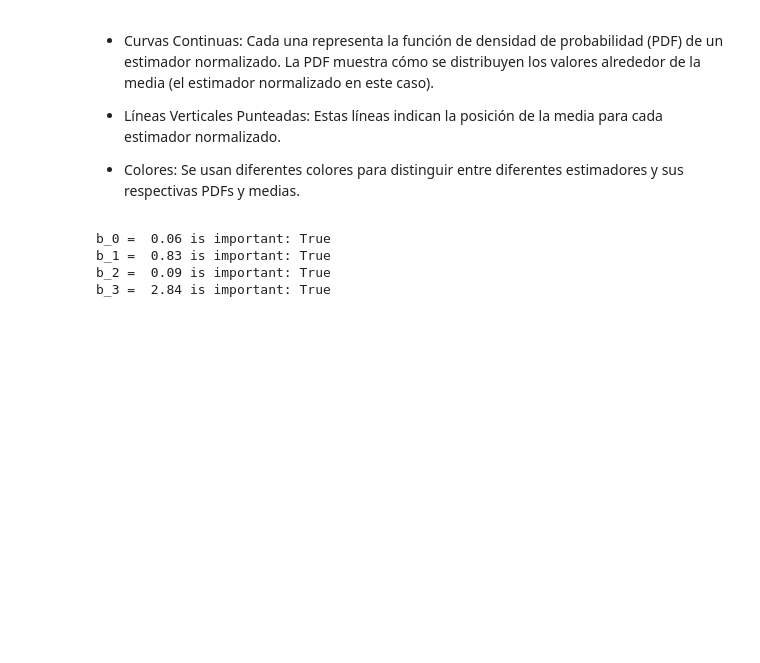
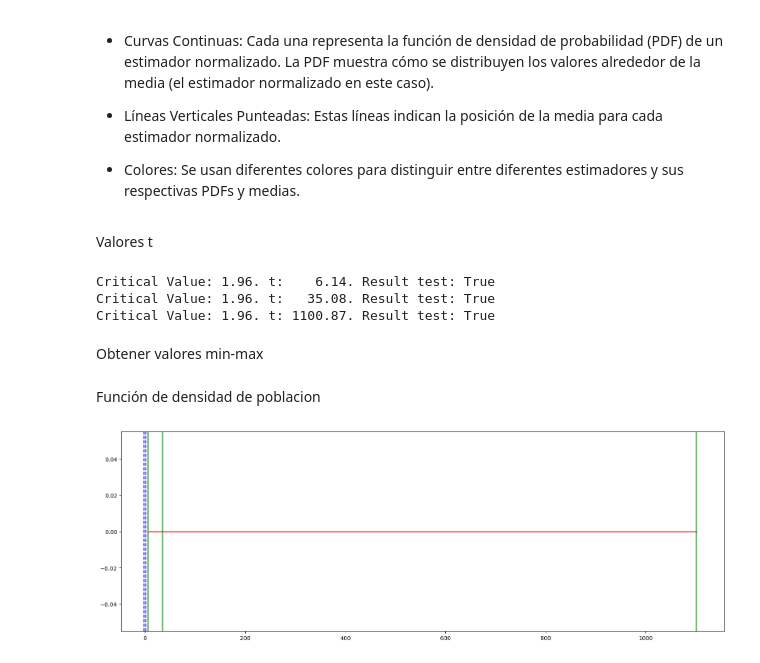
Before and after one commit to fitomx19/ModelosEconometricos, a Jupyter notebook: Practica_3/Practica_3.ipynb, the cells around one changed output. Saved outputs shown, nothing was run; the diff lists cells and outputs as text; code cells hidden in the pictures; blank space fills up the shorter version.

```diff
--- a/Practica_3/Practica_3.ipynb
+++ b/Practica_3/Practica_3.ipynb
@@ -398,12 +398,0 @@ def t_test(estimators, desvs, n, alpha=0.05, two_sided=True):
-# %%
-# Getting t_test results.
-important = t_test(estimators, desv, N)
-cont = 0
-for estimator, important_i in zip(estimators, important):
-    print(f'b_{cont} = {abs(estimator):5.2f} is important: {important_i}')
-    cont += 1
-# %% [output]
-b_0 =  0.06 is important: True
-b_1 =  0.83 is important: True
-b_2 =  0.09 is important: True
-b_3 =  2.84 is important: True
@@ -409,0 +429,42 @@ b_3 =  2.84 is important: True
+# %% [markdown]
+Valores t
+# %%
+
+n = len(X_train_scaled)
+two_sided = True
+t_test_result = [t_test(estimator, des, n, len(desv), two_sided=two_sided) for des, estimator in zip(desv, estimators)]
+for t_test_i in t_test_result:
+    print(f'Critical Value: {t_test_i[1]:.2f}. t: {t_test_i[2]:7.2f}. Result test: {t_test_i[0]}')
+# %% [output]
+Critical Value: 1.96. t:    6.14. Result test: True
+Critical Value: 1.96. t:   35.08. Result test: True
+Critical Value: 1.96. t: 1100.87. Result test: True
+# %% [markdown]
+Obtener valores min-max
+# %%
+t = [t_test_i[2] for t_test_i in t_test_result]
+min_t = min(t)
+max_t = max(t)
+# Inicializar valores
+%config InlineBackend.print_figure_kwargs = {'bbox_inches': 'tight'}
+cont = 0
+
+# Obtener el ancho de la celda actual (en pulgadas).
+ancho_celda = plt.rcParams['figure.figsize'][0]
+# X data
+x = np.linspace(min_t + 1, max_t + 1, N)
+y = norm.pdf(x, 1, dev)
+# %% [markdown]
+Función de densidad de poblacion
+# %%
+
+plt.plot(x, y, color='red', label=f't_test')
+plt.axvline(x=t_test_result[0][1], color='blue', linestyle='--', label=f'c={t_test_result[0][1]:.2f}')
+if two_sided:
+    plt.axvline(x=-t_test_result[0][1], color='blue', linestyle='--', label=f'c={t_test_result[0][1]:.2f}')
+for t_i in t:
+    plt.axvline(t_i, color = 'green', label=f't={t_i}' )
+plt.gcf().set_size_inches(ancho_celda*3, ancho_celda)
+plt.show()
+# %% [output]
+[figure, added]
```
Also changed, not shown: parts of 19 cells of this notebook, 1 other file.
